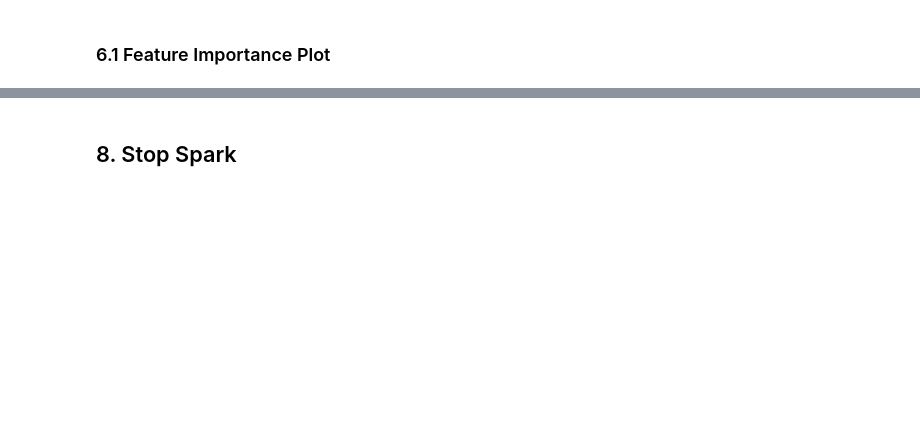
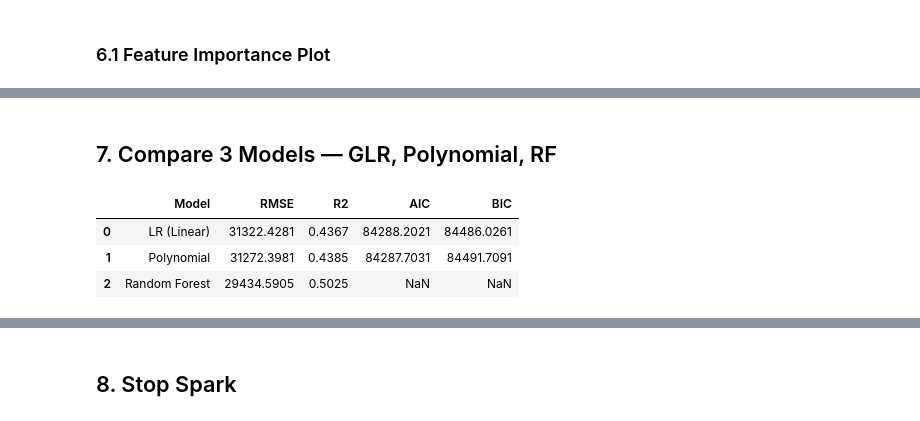
Before and after one commit to RMFCONDE/assignment5, a Jupyter notebook: M05_Assignment.ipynb, the cells around one changed output, grey strips where cells are left out. Drawn from its saved outputs; the diff is of its cells as text; code cells hidden in the pictures; blank space fills up the shorter version.

```diff
--- a/M05_Assignment.ipynb
+++ b/M05_Assignment.ipynb
@@ -330,28 +369,39 @@ $$\text{BIC} = k \cdot \log(n) - 2 \cdot \text{Log Likelihood}$$
+# %% [markdown]
+## 7. Compare 3 Models — GLR, Polynomial, RF
 # %%
 import math
 
-def loglik_aic_bic(model, n_train):
-    s = model.summary
-    deviance   = s.deviance
-    dispersion = s.dispersion
-    k          = len(model.coefficients) + 1   # +1 for intercept
-    log_lik = -0.5 * (n_train * math.log(2 * math.pi)
-                      + n_train * math.log(dispersion)
-                      + deviance / dispersion)
-    bic = k * math.log(n_train) - 2 * log_lik
-    return log_lik, s.aic, bic
+def loglik_aic_bic(model, train_df, label="SALARY"):
+    """Compute log-likelihood, AIC, and BIC for a PySpark LinearRegression model."""
+    n = train_df.count()
+    k = len(model.coefficients) + 1   # +1 for intercept
+
+    # LinearRegression summary exposes RMSE on training data
+    rmse_train = model.summary.rootMeanSquaredError
+    rss = (rmse_train ** 2) * n
+    sigma2 = rss / n   # MLE variance estimate
+
+    log_lik = -0.5 * n * (math.log(2 * math.pi) + math.log(sigma2) + 1)
+    aic = 2 * k - 2 * log_lik
+    bic = k * math.log(n) - 2 * log_lik
+    return log_lik, aic, bic
 
 n_train = train.count()
-ll_glr,  aic_glr,  bic_glr  = loglik_aic_bic(glr_model,  n_train)
-ll_poly, aic_poly, bic_poly = loglik_aic_bic(poly_model, n_train)
+ll_glr,  aic_glr,  bic_glr  = loglik_aic_bic(glr_model,  train)
+ll_poly, aic_poly, bic_poly = loglik_aic_bic(poly_model, train)
 
 # RF doesn't have a likelihood; AIC/BIC don't strictly apply.
 results = pd.DataFrame([
-    ["GLR (Linear)",  rmse,    r2,    aic_glr,  bic_glr],
+    ["LR (Linear)",   rmse,    r2,    aic_glr,  bic_glr],
     ["Polynomial",    rmse_p,  r2_p,  aic_poly, bic_poly],
     ["Random Forest", rmse_rf, r2_rf, np.nan,   np.nan],
 ], columns=["Model", "RMSE", "R2", "AIC", "BIC"])
 results.round(4)
+# %% [output]
+|  | Model | RMSE | R2 | AIC | BIC |
+| 0 | LR (Linear) | 31322.4281 | 0.4367 | 84288.2021 | 84486.0261 |
+| 1 | Polynomial | 31272.3981 | 0.4385 | 84287.7031 | 84491.7091 |
+| 2 | Random Forest | 29434.5905 | 0.5025 | NaN | NaN |
 # %%
 def to_pdf(pred_df, model_name):
     pdf = pred_df.select("SALARY", "prediction").toPandas()
```
Also changed, not shown: parts of 29 cells of this notebook.
